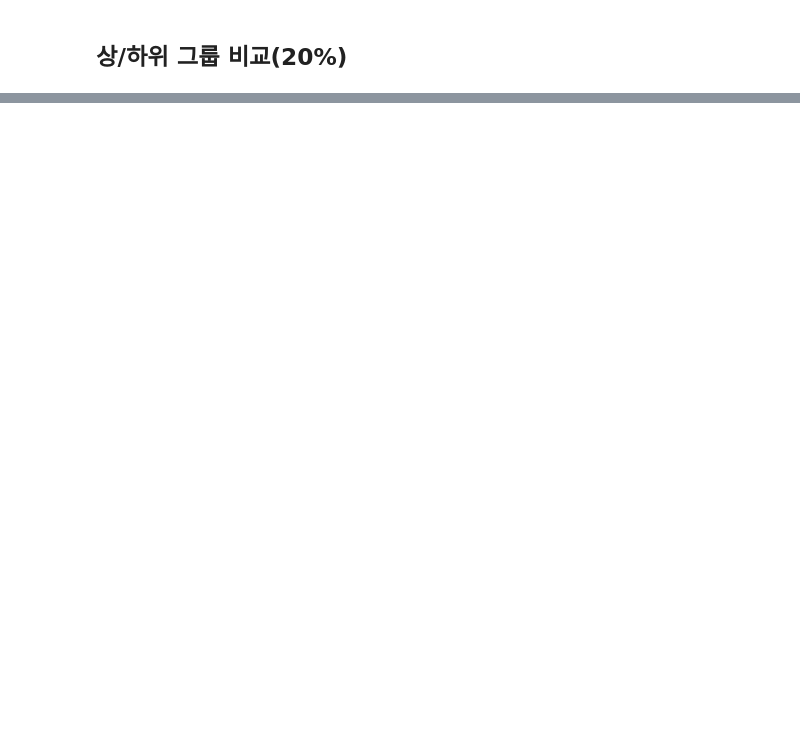
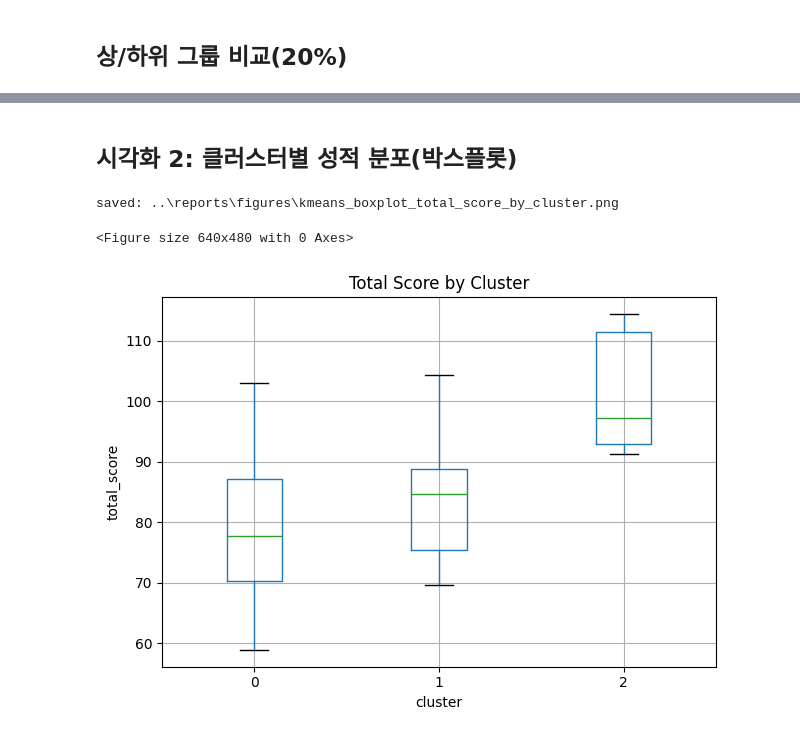
Before and after one commit to JunBeul/edutech-risk-prediction, a Jupyter notebook: notebook/01_eda.ipynb, the cells around one changed output, grey strips where cells are left out. Saved outputs shown, nothing was run; the diff lists cells and outputs as text; code cells hidden in the pictures; blank space fills up the shorter version.

```diff
--- a/notebook/01_eda.ipynb
+++ b/notebook/01_eda.ipynb
@@ -229,0 +302,15 @@ dtype: float64
+# %% [markdown]
+## 시각화 2: 클러스터별 성적 분포(박스플롯)
+# %%
+plt.figure()
+df.boxplot(column="total_score", by="cluster")
+plt.title("Total Score by Cluster")
+plt.suptitle("")  # 상단 자동 제목 제거
+plt.xlabel("cluster")
+plt.ylabel("total_score")
+savefig("kmeans_boxplot_total_score_by_cluster.png")
+plt.show()
+# %% [output]
+saved: ..\reports\figures\kmeans_boxplot_total_score_by_cluster.png
+<Figure size 640x480 with 0 Axes>
+[figure, added]
```
Also changed, not shown: parts of 22 cells of this notebook, 4 other files.
